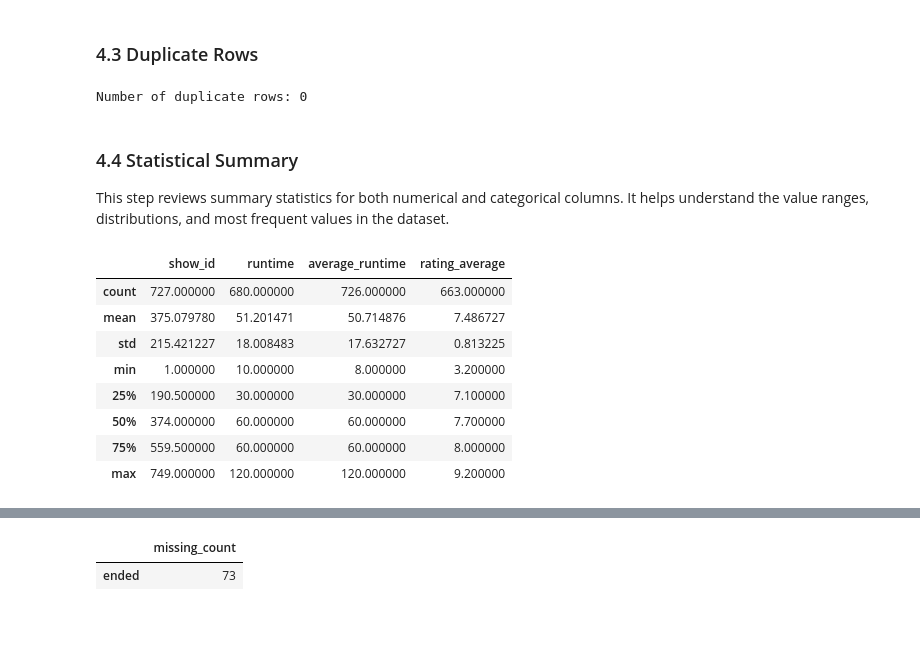
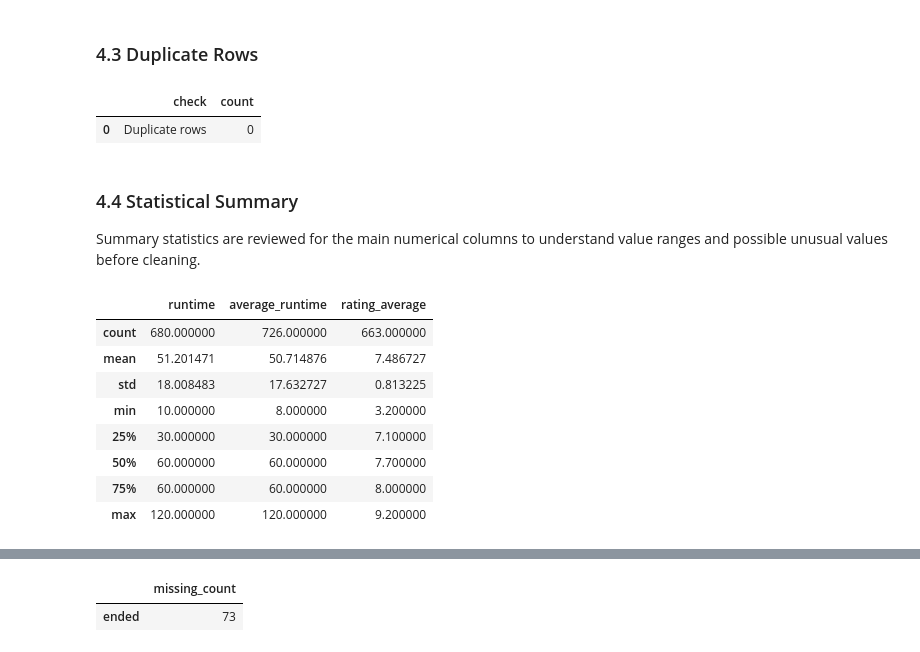
Before and after one commit to hajaralswaidan/streaming-content-strategy, a Jupyter notebook: tvmaze_cleaning.ipynb, the cells around one changed output, grey strips where cells are left out. Cells and saved outputs as stored; diff of their text form; code cells hidden in the pictures; blank space fills up the shorter version.

```diff
--- a/tvmaze_cleaning.ipynb
+++ b/tvmaze_cleaning.ipynb
@@ -114,26 +118,26 @@ missing_summary
 # %% [markdown]
 ### 4.3 Duplicate Rows
 # %%
-# Check duplicate rows
-duplicate_count = df.duplicated().sum()
-
-print("Number of duplicate rows:", duplicate_count)
+pd.DataFrame({
+    "check": ["Duplicate rows"],
+    "count": [df.duplicated().sum()]
+})
 # %% [output]
-Number of duplicate rows: 0
+|  | check | count |
+| 0 | Duplicate rows | 0 |
-# %% [markdown]
-### 4.4 Statistical Summary
-
-This step reviews summary statistics for both numerical and categorical columns. It helps understand the value ranges, distributions, and most frequent values in the dataset.
+# %% [markdown]
+### 4.4 Statistical Summary
+
+Summary statistics are reviewed for the main numerical columns to understand value ranges and possible unusual values before cleaning.
 # %%
-# Summary statistics for numerical columns
-df.describe()
+df[["runtime", "average_runtime", "rating_average"]].describe()
 # %% [output]
-|  | show_id | runtime | average_runtime | rating_average |
-| count | 727.000000 | 680.000000 | 726.000000 | 663.000000 |
-| mean | 375.079780 | 51.201471 | 50.714876 | 7.486727 |
-| std | 215.421227 | 18.008483 | 17.632727 | 0.813225 |
-| min | 1.000000 | 10.000000 | 8.000000 | 3.200000 |
-| 25% | 190.500000 | 30.000000 | 30.000000 | 7.100000 |
-| 50% | 374.000000 | 60.000000 | 60.000000 | 7.700000 |
-| 75% | 559.500000 | 60.000000 | 60.000000 | 8.000000 |
-| max | 749.000000 | 120.000000 | 120.000000 | 9.200000 |
+|  | runtime | average_runtime | rating_average |
+| count | 680.000000 | 726.000000 | 663.000000 |
+| mean | 51.201471 | 50.714876 | 7.486727 |
+| std | 18.008483 | 17.632727 | 0.813225 |
+| min | 10.000000 | 8.000000 | 3.200000 |
+| 25% | 30.000000 | 30.000000 | 7.100000 |
+| 50% | 60.000000 | 60.000000 | 7.700000 |
+| 75% | 60.000000 | 60.000000 | 8.000000 |
+| max | 120.000000 | 120.000000 | 9.200000 |
```
Also changed, not shown: parts of 111 cells of this notebook, 14 other files.
